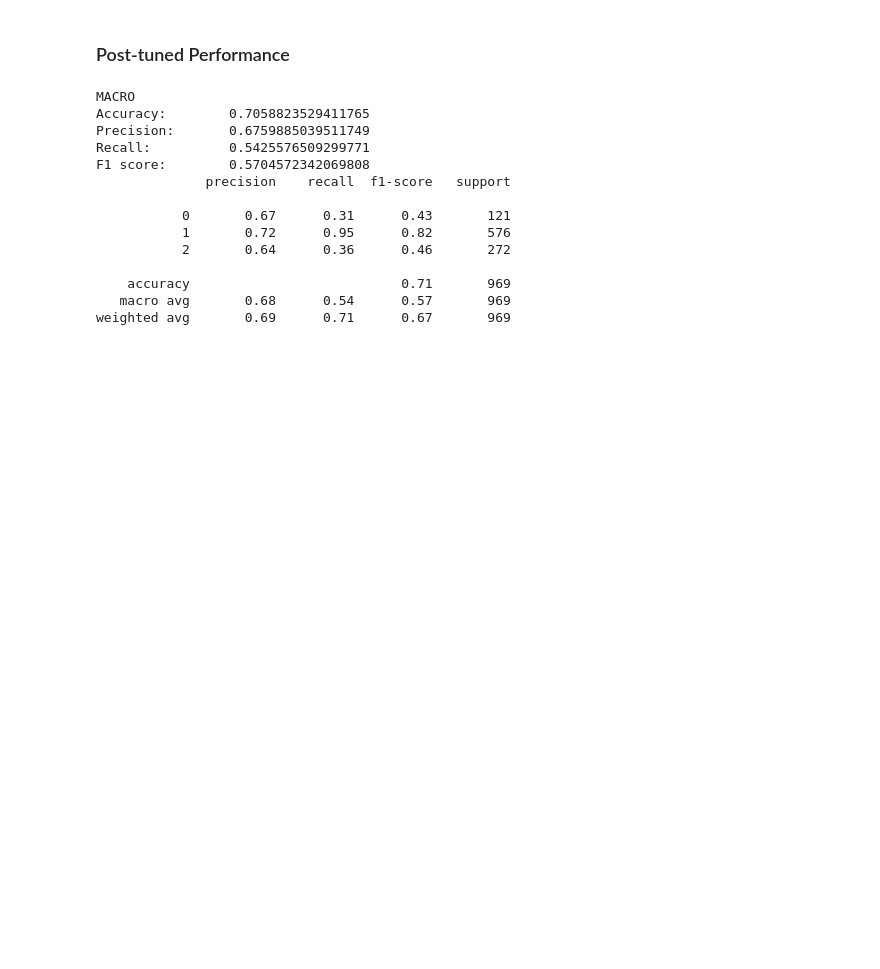
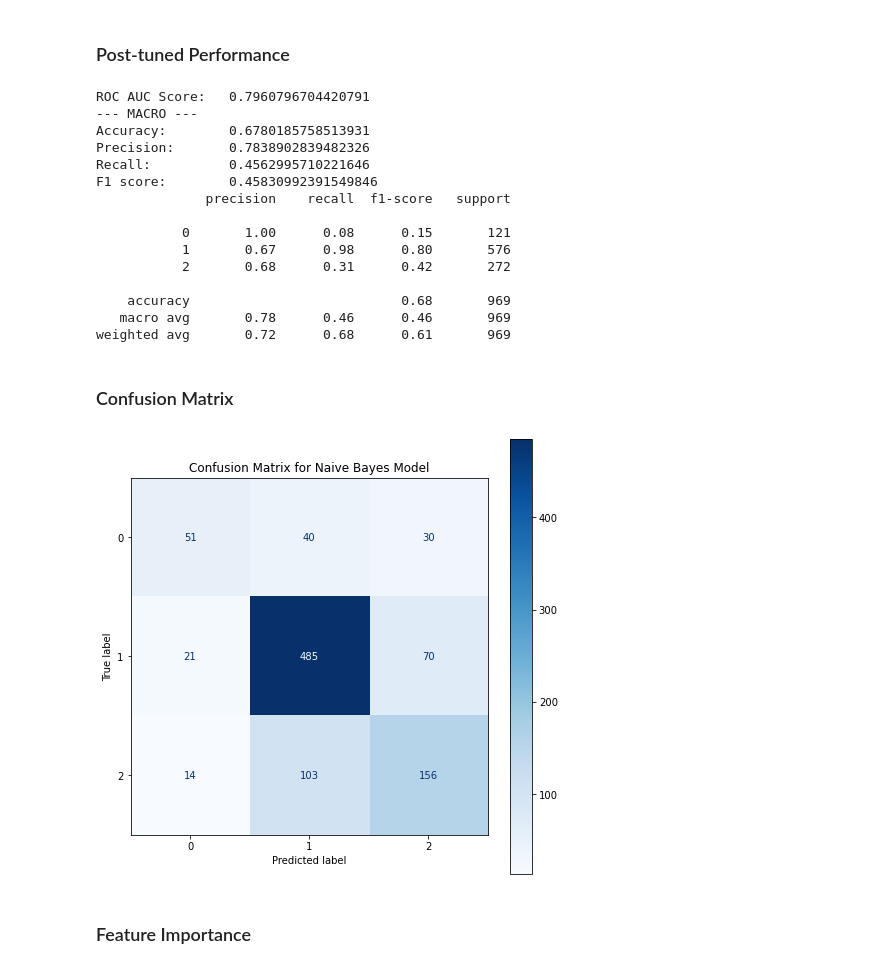
Before and after one commit to j4mes12/ITDA_Coursework, a Jupyter notebook: Task 1/Task 1.ipynb, the cells around one changed output. Drawn from its saved outputs; the diff is of its cells as text; code cells hidden in the pictures; blank space fills up the shorter version.

Commit message:
some tuning playing and a confusion matrix

```diff
--- a/Task 1/Task 1.ipynb
+++ b/Task 1/Task 1.ipynb
@@ -377,2 +325,4 @@ nb_study.optimize(nb_objective, n_trials = 200, n_jobs = -1)
 # %%
 nb_tuned_params = nb_study.best_params.copy()
+# %%
+nb_tuned = MultinomialNB(**nb_tuned_params).fit(**train_data)
@@ -379,19 +347,20 @@ nb_tuned_params = nb_study.best_params.copy()
 # %% [markdown]
 ### Post-tuned Performance
 # %%
-evaluate_model(rf, **val_data)
+evaluate_model(nb, **val_data)
 # %% [output]
-MACRO
-Accuracy:        0.7058823529411765
-Precision:       0.6759885039511749
-Recall:          0.5425576509299771
-F1 score:        0.5704572342069808
+ROC AUC Score:   0.7960796704420791
+--- MACRO ---
+Accuracy:        0.6780185758513931
+Precision:       0.7838902839482326
+Recall:          0.4562995710221646
+F1 score:        0.45830992391549846
               precision    recall  f1-score   support
 
-           0       0.67      0.31      0.43       121
-           1       0.72      0.95      0.82       576
-           2       0.64      0.36      0.46       272
+           0       1.00      0.08      0.15       121
+           1       0.67      0.98      0.80       576
+           2       0.68      0.31      0.42       272
 
-    accuracy                           0.71       969
-   macro avg       0.68      0.54      0.57       969
-weighted avg       0.69      0.71      0.67       969
+    accuracy                           0.68       969
+   macro avg       0.78      0.46      0.46       969
+weighted avg       0.72      0.68      0.61       969
@@ -399,0 +367,14 @@ feature_importances = {x : y for x, y in zip(rf.feature_names_in_, rf.feature_im
+# %% [markdown]
+### Confusion Matrix
+# %%
+def create_confusion_matrix(model, model_name):
+    fig, ax = plt.subplots(1, 1, figsize = (8,8))
+    plot_confusion_matrix(model, X_test, y_test, cmap = 'Blues', ax = ax)
+    plt.title(f'Confusion Matrix for {model_name} Model')
+    plt.show()
+
+create_confusion_matrix(nb_tuned, 'Naive Bayes')
+# %% [output]
+[figure, added]
+# %% [markdown]
+### Feature Importance
```
Also changed, not shown: parts of 16 cells of this notebook.
